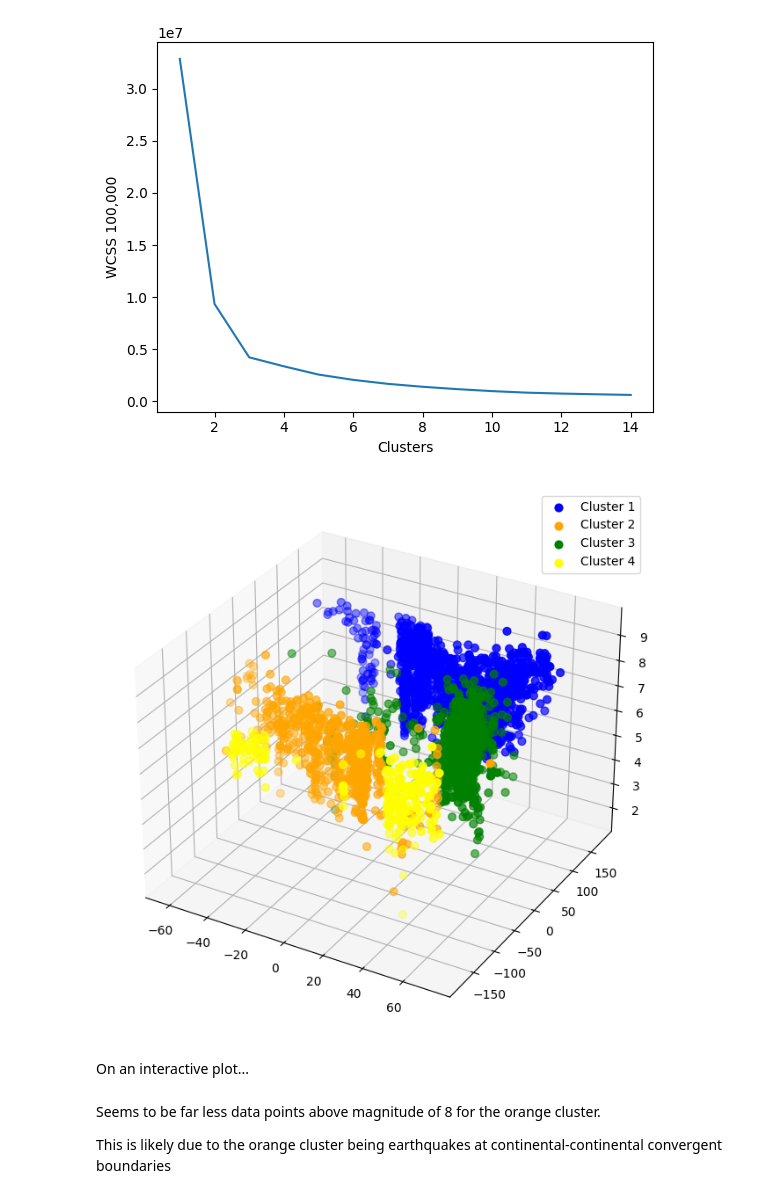
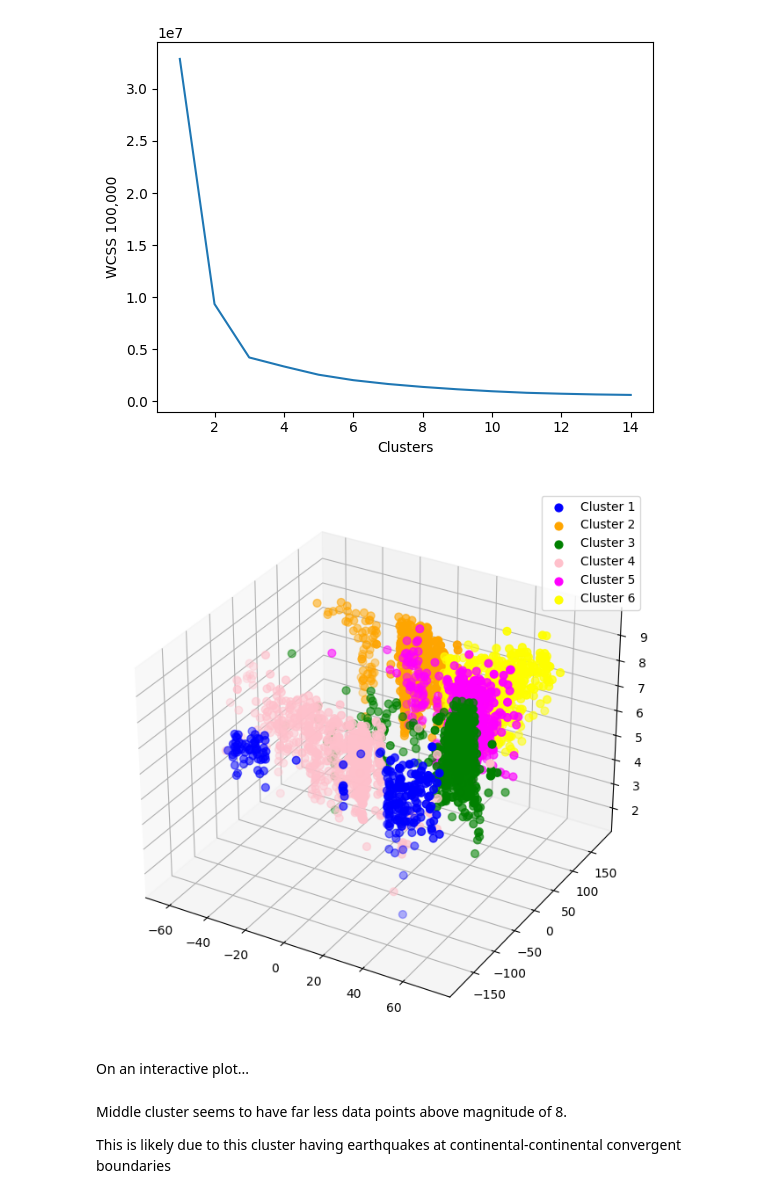
Before and after one commit to Parxd/Tectonics, a Jupyter notebook: main.ipynb, the cells around one changed output. Drawn from its saved outputs; the diff is of its cells as text; code cells hidden in the pictures.

```diff
--- a/main.ipynb
+++ b/main.ipynb
@@ -228,19 +235,22 @@ elbow_graph.set(ylabel = "WCSS 100,000")
 [Text(0, 0.5, 'WCSS 100,000')]
 [figure]
 # %%
-kmc = KMeans(n_clusters = 4)
+kmc = KMeans(n_clusters = 6)
 y_clusters = kmc.fit_predict(x)
 
 fig = plt.figure(figsize = (12, 8))
 ax = fig.add_subplot(111, projection='3d')
-ax.scatter(x[y_clusters == 0,0], x[y_clusters == 0,1],x[y_clusters == 0,2], s = 40 , color = 'blue', label = "Cluster 1")
-ax.scatter(x[y_clusters == 1,0], x[y_clusters == 1,1],x[y_clusters == 1,2], s = 40 , color = 'orange', label = "Cluster 2")
-ax.scatter(x[y_clusters == 2,0], x[y_clusters == 2,1],x[y_clusters == 2,2], s = 40 , color = 'green', label = "Cluster 3")
-ax.scatter(x[y_clusters == 3,0], x[y_clusters == 3,1],x[y_clusters == 3,2], s = 40 , color = 'yellow', label = "Cluster 4")
+ax.scatter(x[y_clusters == 0, 0], x[y_clusters == 0, 1], x[y_clusters == 0, 2], s = 40 , color = 'blue', label = "Cluster 1")
+ax.scatter(x[y_clusters == 1, 0], x[y_clusters == 1, 1], x[y_clusters == 1, 2], s = 40 , color = 'orange', label = "Cluster 2")
+ax.scatter(x[y_clusters == 2, 0], x[y_clusters == 2, 1], x[y_clusters == 2, 2], s = 40 , color = 'green', label = "Cluster 3")
+ax.scatter(x[y_clusters == 3, 0], x[y_clusters == 3, 1], x[y_clusters == 3, 2], s = 40 , color = 'pink', label = "Cluster 4")
+ax.scatter(x[y_clusters == 4, 0], x[y_clusters == 4, 1], x[y_clusters == 4, 2], s = 40 , color = 'magenta', label = "Cluster 5")
+ax.scatter(x[y_clusters == 5, 0], x[y_clusters == 5, 1], x[y_clusters == 5, 2], s = 40 , color = 'yellow', label = "Cluster 6")
+
 ax.legend()
 plt.show()
 # %% [output]
-[figure, old version]
+[figure, new version]
 # %% [markdown]
 On an interactive plot...
 # %%
@@ -257,6 +267,6 @@ data = [trace]
 fig = go.Figure(data = data, layout = layout)
 fig.show()
 # %% [markdown]
-Seems to be far less data points above magnitude of 8 for the orange cluster.
+Middle cluster seems to have far less data points above magnitude of 8.
 
-This is likely due to the orange cluster being earthquakes at continental-continental convergent boundaries
+This is likely due to this cluster having earthquakes at continental-continental convergent boundaries
```
Also changed, not shown: parts of 8 cells of this notebook, 2 other files.
